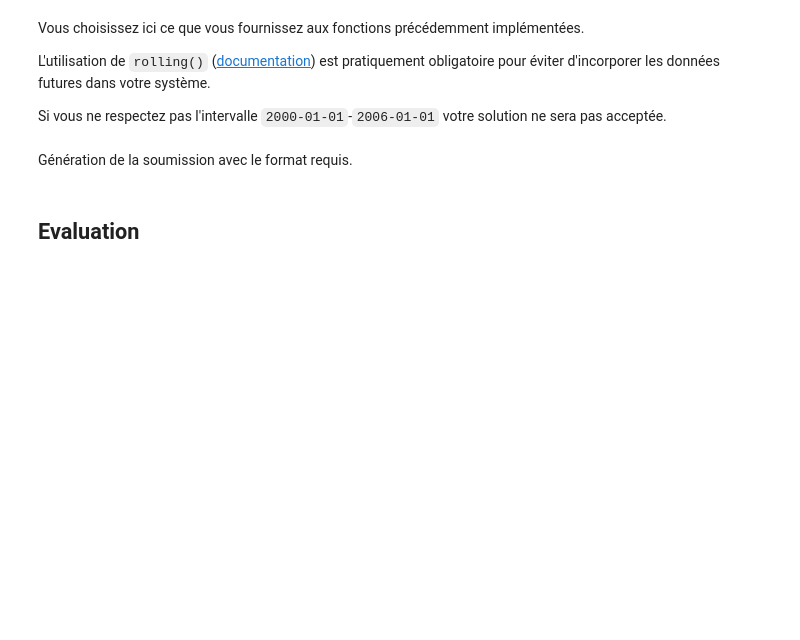
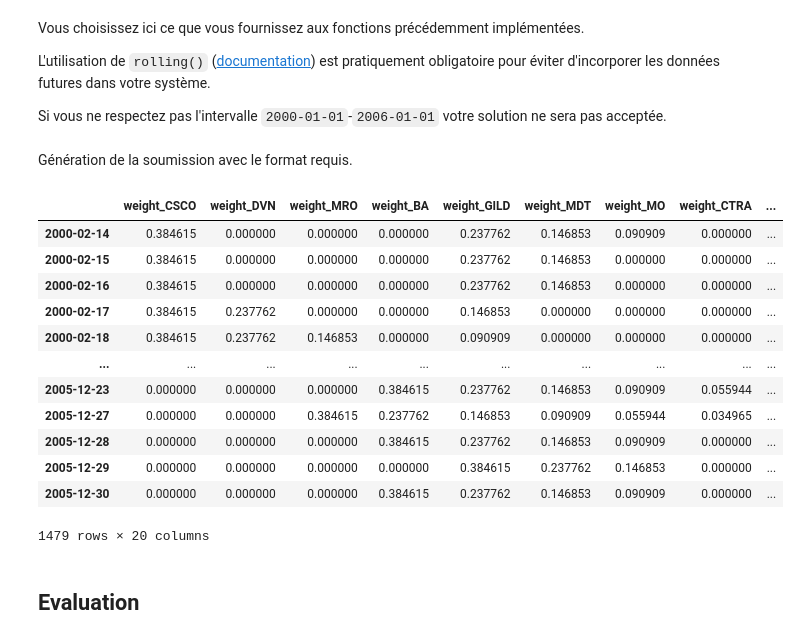
Before and after one commit to l9kd1/datathon-23, a Jupyter notebook: main.ipynb, the cells around one changed output. Cells and saved outputs as stored; diff of their text form; code cells hidden in the pictures; blank space fills up the shorter version.

```diff
--- a/main.ipynb
+++ b/main.ipynb
@@ -150,6 +254,21 @@ Génération de la soumission avec le format requis.
 # %%
 weights_df = pd.DataFrame(weights_df,index=index)
 weights_df.to_csv('sample_submission.csv')
+weights_df
+# %% [output]
+|  | weight_CSCO | weight_DVN | weight_MRO | weight_BA | weight_GILD | weight_MDT | weight_MO | weight_CTRA | ... |
+| 2000-02-14 | 0.384615 | 0.000000 | 0.000000 | 0.000000 | 0.237762 | 0.146853 | 0.090909 | 0.000000 | ... |
+| 2000-02-15 | 0.384615 | 0.000000 | 0.000000 | 0.000000 | 0.237762 | 0.146853 | 0.000000 | 0.000000 | ... |
+| 2000-02-16 | 0.384615 | 0.000000 | 0.000000 | 0.000000 | 0.237762 | 0.146853 | 0.000000 | 0.000000 | ... |
+| 2000-02-17 | 0.384615 | 0.237762 | 0.000000 | 0.000000 | 0.146853 | 0.000000 | 0.000000 | 0.000000 | ... |
+| 2000-02-18 | 0.384615 | 0.237762 | 0.146853 | 0.000000 | 0.090909 | 0.000000 | 0.000000 | 0.000000 | ... |
+| ... | ... | ... | ... | ... | ... | ... | ... | ... | ... |
+| 2005-12-23 | 0.000000 | 0.000000 | 0.000000 | 0.384615 | 0.237762 | 0.146853 | 0.090909 | 0.055944 | ... |
+| 2005-12-27 | 0.000000 | 0.000000 | 0.384615 | 0.237762 | 0.146853 | 0.090909 | 0.055944 | 0.034965 | ... |
+| 2005-12-28 | 0.000000 | 0.000000 | 0.000000 | 0.384615 | 0.237762 | 0.146853 | 0.090909 | 0.000000 | ... |
+| 2005-12-29 | 0.000000 | 0.000000 | 0.000000 | 0.000000 | 0.384615 | 0.237762 | 0.146853 | 0.000000 | ... |
+| 2005-12-30 | 0.000000 | 0.000000 | 0.000000 | 0.384615 | 0.237762 | 0.146853 | 0.090909 | 0.000000 | ... |
+1479 rows × 20 columns
 # %% [markdown]
 ## Evaluation
 # %%
```
Also changed, not shown: parts of 13 cells of this notebook, 1 other file.
